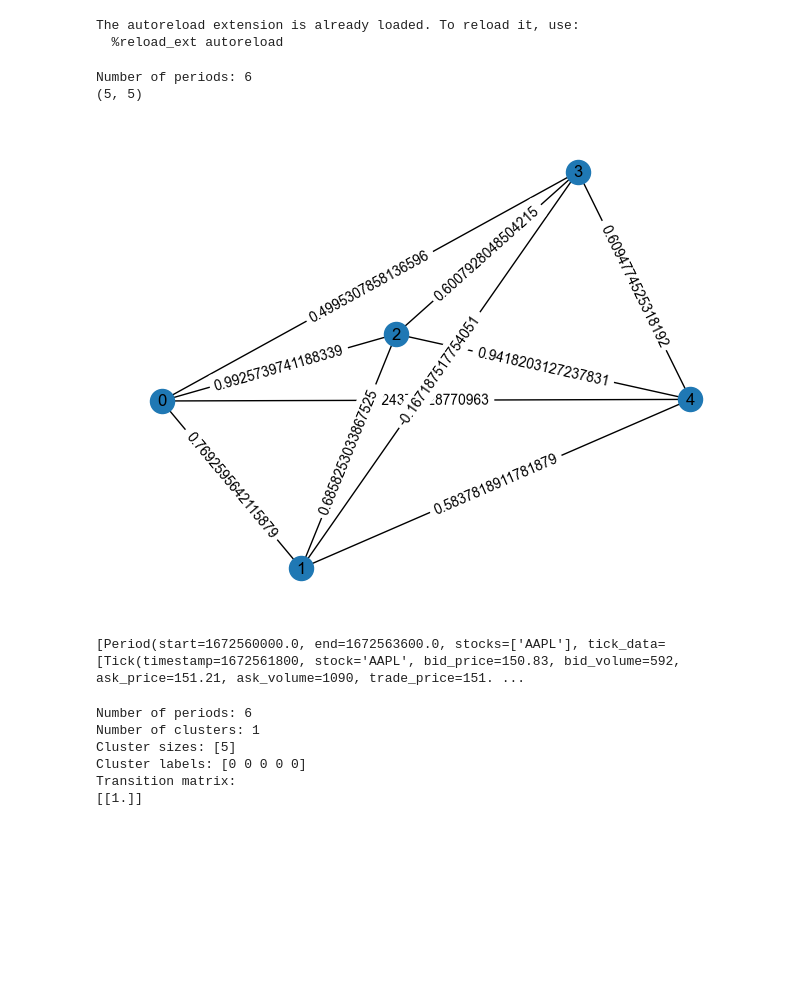
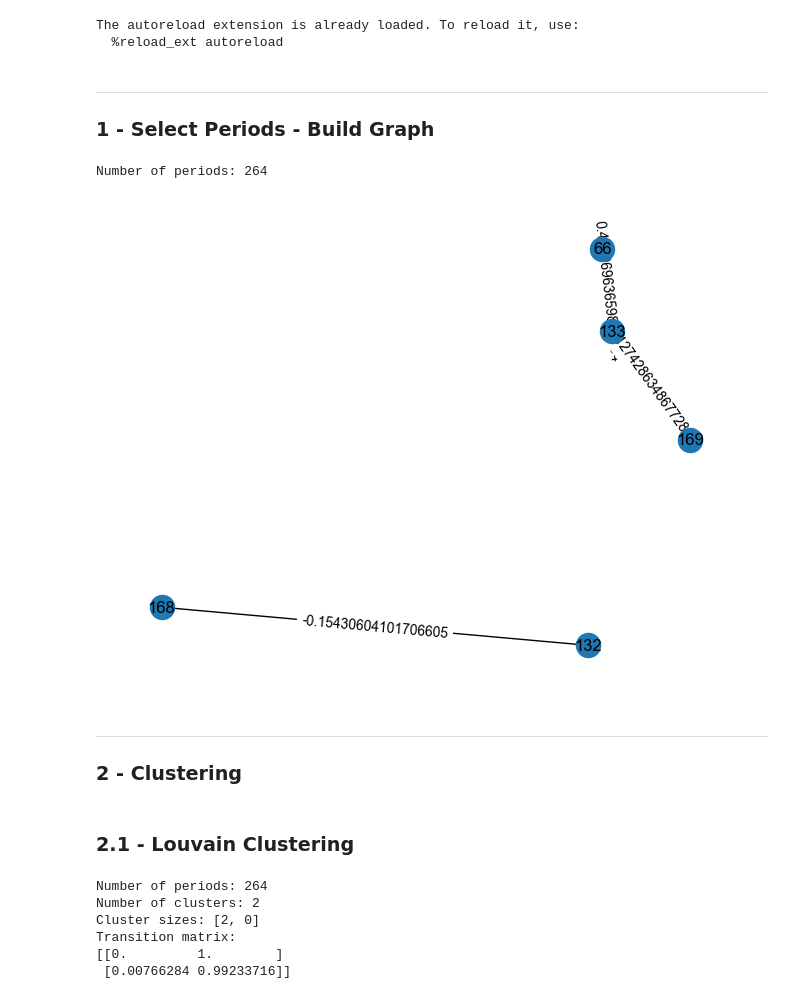
Before and after one commit to AdamZinebii/Intraday-Market-Activity-Clustering, a Jupyter notebook: examples/Louvain_clustering.ipynb, the cells around one changed output. Cells and saved outputs as stored; diff of their text form; code cells hidden in the pictures; blank space fills up the shorter version.

```diff
--- a/examples/Louvain_clustering.ipynb
+++ b/examples/Louvain_clustering.ipynb
@@ -23,27 +26,6 @@ from src.clustering.greedy import GreedyClustering
 # %% [output]
 The autoreload extension is already loaded. To reload it, use:
   %reload_ext autoreload
-# %%
-T = 15
-
-# Load data from a JSONL file
-market = Market.from_jsonl("./tick_data.jsonl", start_date="2022/12/31", end_date="2023/01/03")
-
-# Get periods of length 15
-periods = market.get_periods(period_length=3600)
-print(f"Number of periods: {len(periods)}")
-
-corr = market.compute_correlation_matrix_inter(3600)
-print(corr.shape)
-# Build the graph
-state_graph = market.build_graph(3600, 0, inter=True)
-
-clustering = LouvainClustering().fit(periods, G=state_graph)
-# %% [output]
-Number of periods: 6
-(5, 5)
-[figure, removed]
-# %%
-print(periods)
-# %% [output]
-[Period(start=1672560000.0, end=1672563600.0, stocks=['AAPL'], tick_data=[Tick(timestamp=1672561800, stock='AAPL', bid_price=150.83, bid_volume=592, ask_price=151.21, ask_volume=1090, trade_price=151. ...
+# %% [markdown]
+---
+### 1 - Select Periods - Build Graph
@@ -50,17 +38,35 @@ print(periods)
+# %%
+# Get periods of length 15
+periods = market.get_periods(period_length=3600)
+print(f"Number of periods: {len(periods)}")
+# %% [output]
+Number of periods: 264
+# %%
+# Build the graph
+state_graph = market.build_graph(periods, threshold=0.10, inter=True)
+# %% [output]
+[figure, added]
+# %% [markdown]
+---
+### 2 - Clustering
+# %% [markdown]
+### 2.1 - Louvain Clustering
 # %%
+# Clustering process
+clustering = LouvainClustering().fit(periods, G=state_graph)
+
 # Get the clusters
 clusters = clustering.clusters
 
 print(f"Number of periods: {len(periods)}")
 print(f"Number of clusters: {len(clusters)}")
 print(f"Cluster sizes: {[len(cluster) for cluster in clusters]}")
-print(f"Cluster labels: {clustering.labels}")
 #print(f"Cluster centers: {clustering.cluster_centers}")
 print(f"Transition matrix: \n{clustering.transition_matrix}")
 # %% [output]
-Number of periods: 6
-Number of clusters: 1
-Cluster sizes: [5]
-Cluster labels: [0 0 0 0 0]
+Number of periods: 264
+Number of clusters: 2
+Cluster sizes: [2, 0]
 Transition matrix:
-[[1.]]
+[[0.         1.        ]
+ [0.00766284 0.99233716]]
```
Also changed, not shown: parts of 9 cells of this notebook, 4 other files.
